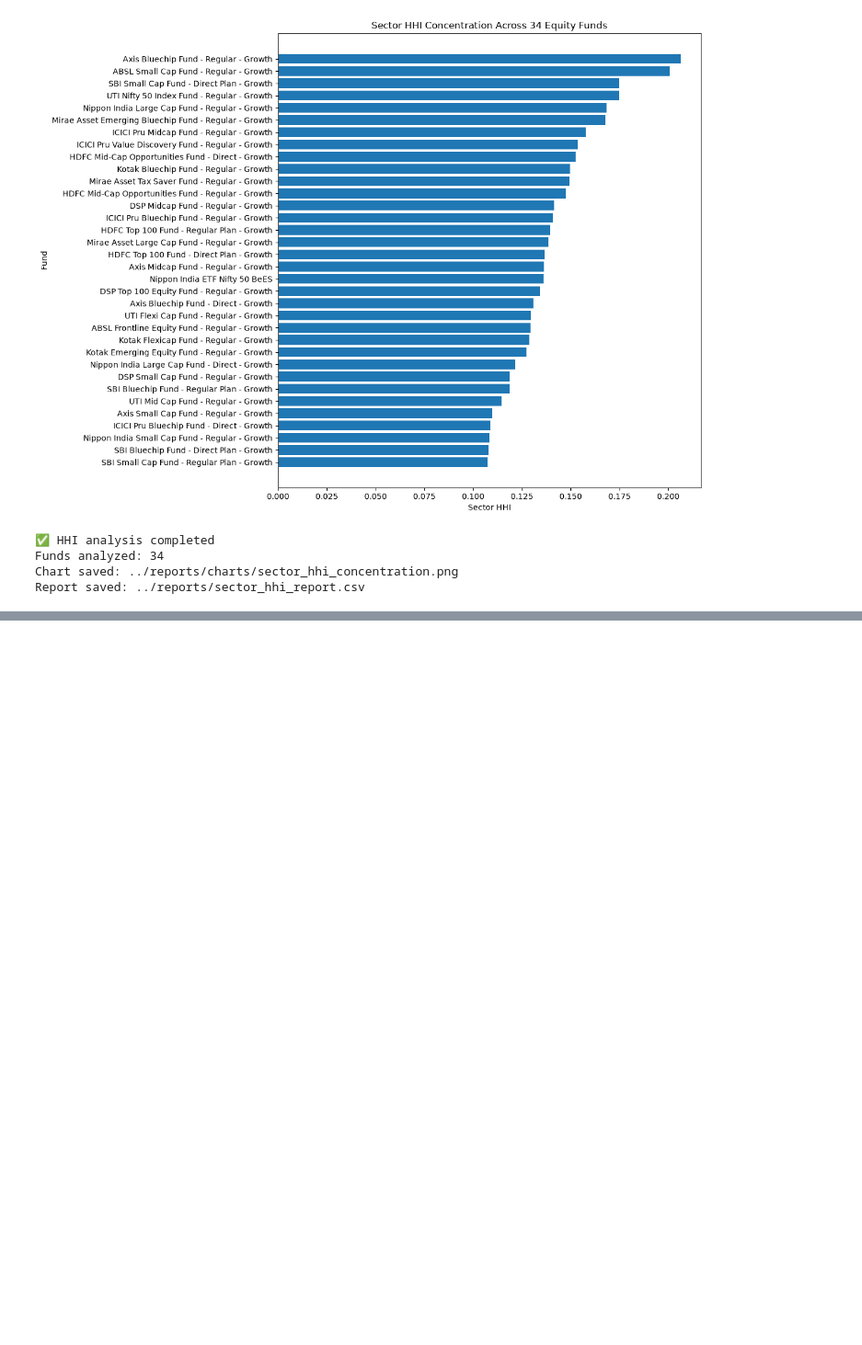
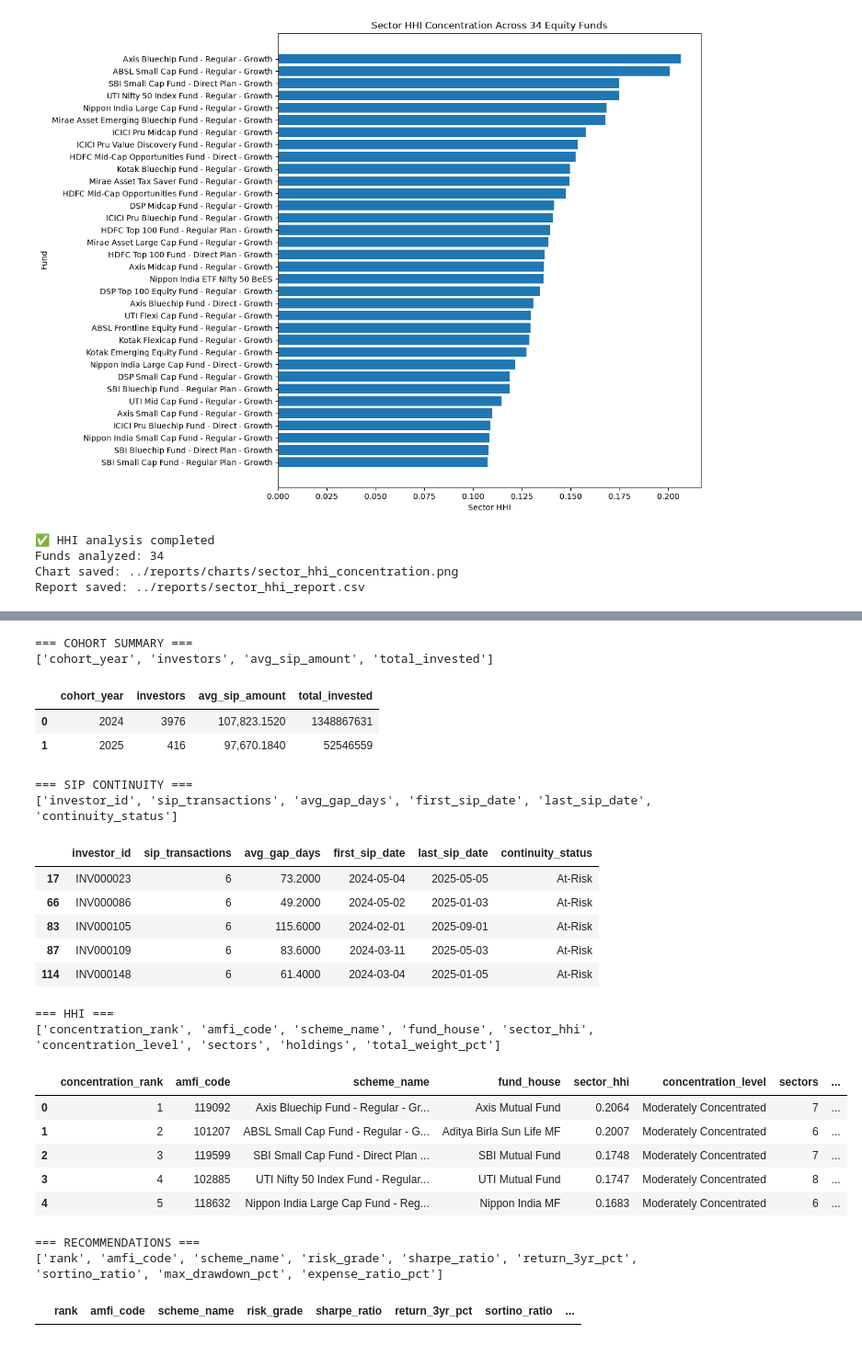
Before and after one commit to VANSHxGIT/CapstoneProject.Mutual_Fund_Analysis, a Jupyter notebook: notebooks/Advanced_Analytics.ipynb, the cells around one changed output, grey strips where cells are left out. Shown at 92% size. Saved outputs shown, nothing was run; the diff lists cells and outputs as text; code cells hidden in the pictures; blank space fills up the shorter version.

```diff
--- a/notebooks/Advanced_Analytics.ipynb
+++ b/notebooks/Advanced_Analytics.ipynb
@@ -1464,0 +1512,41 @@ Report saved: ../reports/sector_hhi_report.csv
+# %%
+print("=== COHORT SUMMARY ===")
+print(cohort_summary.columns.tolist())
+display(cohort_summary.head())
+
+print("\n=== SIP CONTINUITY ===")
+print(sip_continuity_6plus.columns.tolist())
+display(sip_continuity_6plus.head())
+
+print("\n=== HHI ===")
+print(hhi_final.columns.tolist())
+display(hhi_final.head())
+
+print("\n=== RECOMMENDATIONS ===")
+print(recommendations.columns.tolist())
+display(recommendations.head())
+# %% [output]
+=== COHORT SUMMARY ===
+['cohort_year', 'investors', 'avg_sip_amount', 'total_invested']
+|  | cohort_year | investors | avg_sip_amount | total_invested |
+| 0 | 2024 | 3976 | 107,823.1520 | 1348867631 |
+| 1 | 2025 | 416 | 97,670.1840 | 52546559 |
+=== SIP CONTINUITY ===
+['investor_id', 'sip_transactions', 'avg_gap_days', 'first_sip_date', 'last_sip_date', 'continuity_status']
+|  | investor_id | sip_transactions | avg_gap_days | first_sip_date | last_sip_date | continuity_status |
+| 17 | INV000023 | 6 | 73.2000 | 2024-05-04 | 2025-05-05 | At-Risk |
+| 66 | INV000086 | 6 | 49.2000 | 2024-05-02 | 2025-01-03 | At-Risk |
+| 83 | INV000105 | 6 | 115.6000 | 2024-02-01 | 2025-09-01 | At-Risk |
+| 87 | INV000109 | 6 | 83.6000 | 2024-03-11 | 2025-05-03 | At-Risk |
+| 114 | INV000148 | 6 | 61.4000 | 2024-03-04 | 2025-01-05 | At-Risk |
+=== HHI ===
+['concentration_rank', 'amfi_code', 'scheme_name', 'fund_house', 'sector_hhi', 'concentration_level', 'sectors', 'holdings', 'total_weight_pct']
+|  | concentration_rank | amfi_code | scheme_name | fund_house | sector_hhi | concentration_level | sectors | ... |
+| 0 | 1 | 119092 | Axis Bluechip Fund - Regular - Gr... | Axis Mutual Fund | 0.2064 | Moderately Concentrated | 7 | ... |
+| 1 | 2 | 101207 | ABSL Small Cap Fund - Regular - G... | Aditya Birla Sun Life MF | 0.2007 | Moderately Concentrated | 6 | ... |
+| 2 | 3 | 119599 | SBI Small Cap Fund - Direct Plan ... | SBI Mutual Fund | 0.1748 | Moderately Concentrated | 7 | ... |
+| 3 | 4 | 102885 | UTI Nifty 50 Index Fund - Regular... | UTI Mutual Fund | 0.1747 | Moderately Concentrated | 8 | ... |
+| 4 | 5 | 118632 | Nippon India Large Cap Fund - Reg... | Nippon India MF | 0.1683 | Moderately Concentrated | 6 | ... |
+=== RECOMMENDATIONS ===
+['rank', 'amfi_code', 'scheme_name', 'risk_grade', 'sharpe_ratio', 'return_3yr_pct', 'sortino_ratio', 'max_drawdown_pct', 'expense_ratio_pct']
+|  | rank | amfi_code | scheme_name | risk_grade | sharpe_ratio | return_3yr_pct | sortino_ratio | ... |
```
Also changed, not shown: parts of 8 cells of this notebook.
